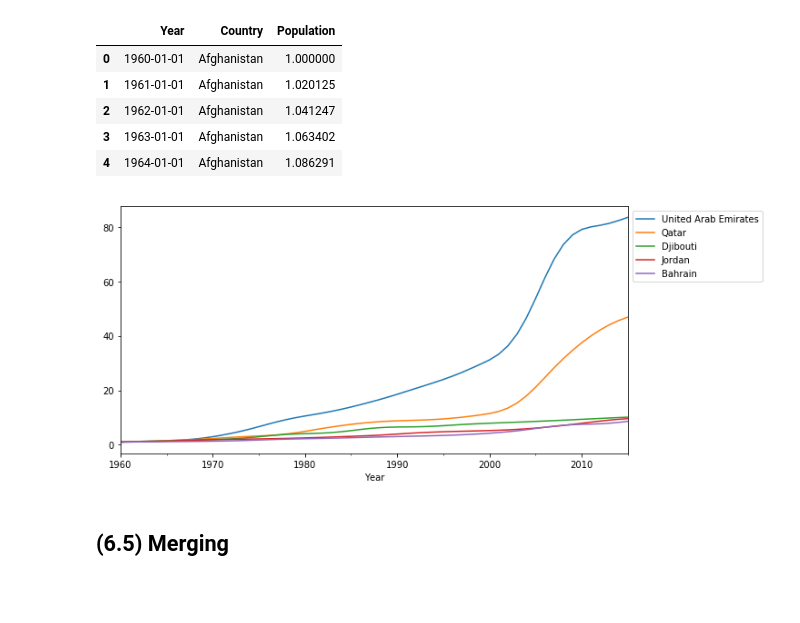
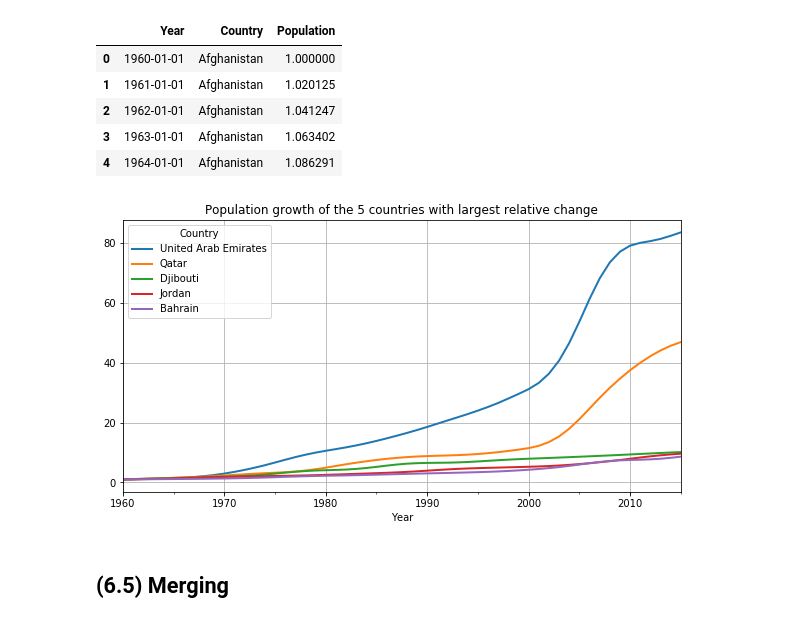
Before and after one commit to LowellWinston/awesome-pandas, a Jupyter notebook: tutorial/Pandas_tutorial_part2.ipynb, the cells around one changed output. Cells and saved outputs as stored; diff of their text form; code cells hidden in the pictures; blank space fills up the shorter version.

```diff
--- a/tutorial/Pandas_tutorial_part2.ipynb
+++ b/tutorial/Pandas_tutorial_part2.ipynb
@@ -313,7 +390,11 @@ Data source: https://github.com/highcharts/highcharts/blob/master/samples/data/w
 # %%
 df_world = pd.read_csv(f'data/world_population_history.csv')
 # %%
+drop_cols = ['Country Name', 'Country Code', 'Indicator Name',
+             'Indicator Code', 'World Development Indicators']
+
 df_world = (df_world
-            .drop(columns=['Country Name', 'Country Code', 'Indicator Name', 'Indicator Code'])
-            .dropna(axis=1, how='all'))
+            .drop(columns=drop_cols)
+            .dropna(axis=1, how='all')
+           )
 # %%
@@ -340,11 +419,3 @@ Let's load a data set from [https://github.com/highcharts/highcharts](https://gi
 
 
 Read ["Tidy Data" by H Wickham](https://www.jstatsoft.org/article/view/v059i10/v59i10.pdf) for more information.
-# %%
-df_world = pd.read_csv(f'data/world_population_history.csv')
-
-drop_cols = ['Country Name', 'Country Code', 'Indicator Name', 'Indicator Code', 'World Development Indicators']
-
-df_world = (df_world
-            .drop(columns=drop_cols)
-            .dropna(axis=1, how='all'))
@@ -360,4 +422,6 @@ df_world.iloc[:5, :5]
 # %%
+# We put the data in tidy format as follows
+
 df_world_tidy = (df_world
  .set_index(['Data Source'])
  .stack(0)
@@ -365,9 +429,10 @@ df_world_tidy = (df_world
  .to_frame()
  .reset_index()
  .rename(columns={'level_1':'Year', 'Data Source':'Country'})
- .assign(Year=lambda df:pd.to_datetime(df.Year)))
+ .assign(Year=lambda df:pd.to_datetime(df.Year))
+)
 
-df_world_tidy.iloc[:5,:5]
+df_world_tidy.head(5)
 # %% [output]
 |  | Country | Year | Population |
 | 0 | Aruba | 1960-01-01 | 56225.0 |
@@ -421,8 +493,9 @@ df_world_pivot.iloc[:5, :5]
 df_world_pivot = df_world_pivot.dropna(how='any', axis=1)
 # %%
 # Compute the relative change since 1960
-df_world_rel = (df_world_pivot / df_world_pivot.iloc[0, :])
-df_world_pivot.iloc[:5, :5]
+first_row = df_world_pivot.iloc[0, :]
+df_world_rel = (df_world_pivot / first_row)
+df_world_rel.iloc[:5, :5]
 # %% [output]
 | Country | Afghanistan | Albania | Algeria | American Samoa | Andorra |
 | Year |  |  |  |  |  |
@@ -448,19 +523,26 @@ df_world_rel.iloc[:5, :5]
 | 4 | 1964-01-01 | Afghanistan | 1.086291 |
 # %%
 top_n = 5
+plot_title = f'Population growth of the {top_n} countries with largest relative change'
+
+# Countries with the largest relative change over time
 countries = (df_world_rel
              .groupby('Country')
              .max()
              .Population
              .nlargest(top_n)
-             .index)
+             .index
+            )
 
+
+# Plot the population of the above countries
 (df_world_rel
  .pivot(index='Year', columns='Country', values='Population')
- .loc[:, countries].plot(figsize=(10, 5)))
-plt.legend(bbox_to_anchor=(1,1));
+ .loc[:, countries]
+ .plot(figsize=(10, 5), title=plot_title, grid=True, lw=2)
+);
 # %% [output]
-[figure, old version]
+[figure, new version]
 # %% [markdown]
 ## (6.5) Merging
 # %% [markdown]
```
Also changed, not shown: parts of 113 cells of this notebook.
